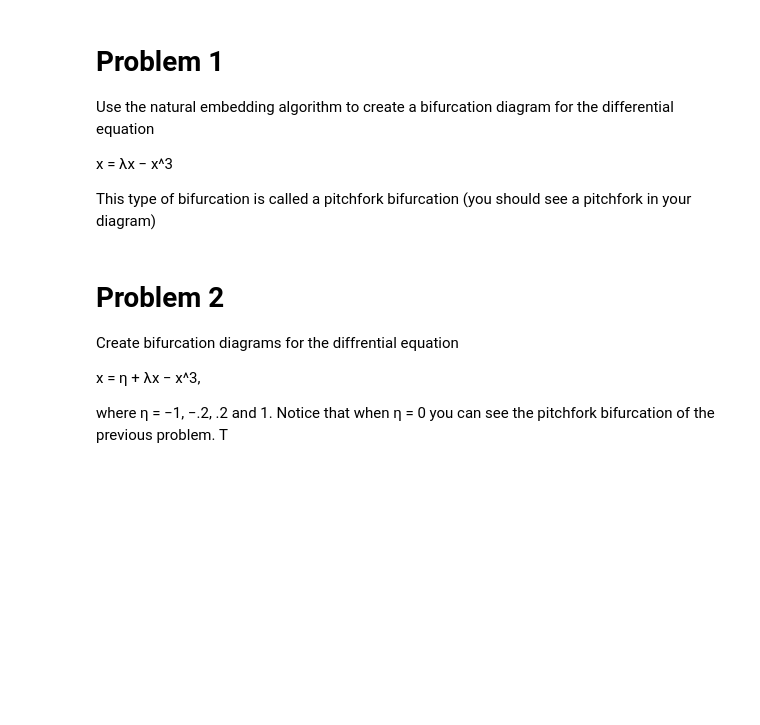
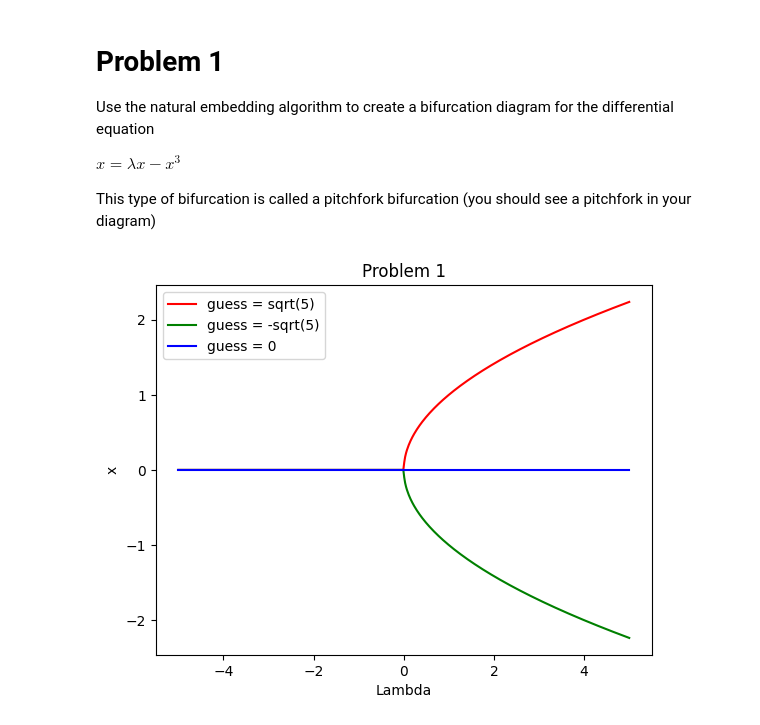
Before and after one commit to binDebug3/volume4, a Jupyter notebook: byu_vol4/Hysteresis/hysteresis.ipynb, the cells around one changed output. Cells and saved outputs as stored; diff of their text form; code cells hidden in the pictures; blank space fills up the shorter version.

```diff
--- a/byu_vol4/Hysteresis/hysteresis.ipynb
+++ b/byu_vol4/Hysteresis/hysteresis.ipynb
@@ -5,17 +11,51 @@ from scipy.optimize import newton
+# %%
+def embedding_alg(param_list, guess, F):
+    X = []
+    for param in param_list:
+        try:
+            # Solve for x_value making F(x_value, param) = 0.
+            x_value = newton(F, guess, fprime=None, args=(param,), tol=1e-7, maxiter=50)
+            # Record the solution and update guess for the next iteration.
+            X.append(x_value)
+            guess = x_value
+        except RuntimeError:
+            # If Newton's method fails, return a truncated list of parameters
+            # with the corresponding x values.
+            return param_list[:len(X)], X
+    # Return the list of parameters and the corresponding x values.
+    return param_list, X
 # %% [markdown]
 # Problem 1
 
 Use the natural embedding algorithm to create a bifurcation diagram for the differential equation
 
-x = λx − x^3
+$x = λx − x^3$
 
 This type of bifurcation is called a pitchfork bifurcation (you should see a pitchfork in your
 diagram)
-# %% [markdown]
-# Problem 2
-Create bifurcation diagrams for the diffrential equation
-
-x = η + λx − x^3,
-
-where η = −1, −.2, .2 and 1. Notice that when η = 0 you can see the pitchfork bifurcation of
-the previous problem. T
+# %%
+# initialize the function and the list of parameters
+f = lambda x, a: a*x - x**3
+a_list = np.linspace(5, -5, 500)
+guess1 = 0
+guess2 = np.sqrt(5)
+guess3 = -np.sqrt(5)
+
+# run the algorithm for each guess
+c1, x1 = embedding_alg(a_list, guess1, f)
+c2, x2 = embedding_alg(a_list, guess2, f)
+c3, x3 = embedding_alg(a_list, guess3, f)
+
+# plot the results
+plt.plot(c2, x2, 'r', label='guess = sqrt(5)')
+plt.plot(c3, x3, 'g', label='guess = -sqrt(5)')
+plt.plot(c1, x1, 'b', label='guess = 0')
+
+# set plot parameters
+plt.title('Problem 1')
+plt.xlabel('Lambda')
+plt.ylabel('x')
+plt.legend()
+plt.show()
+# %% [output]
+[figure, added]
```
Also changed, not shown: parts of 8 cells of this notebook, 15 other files.
